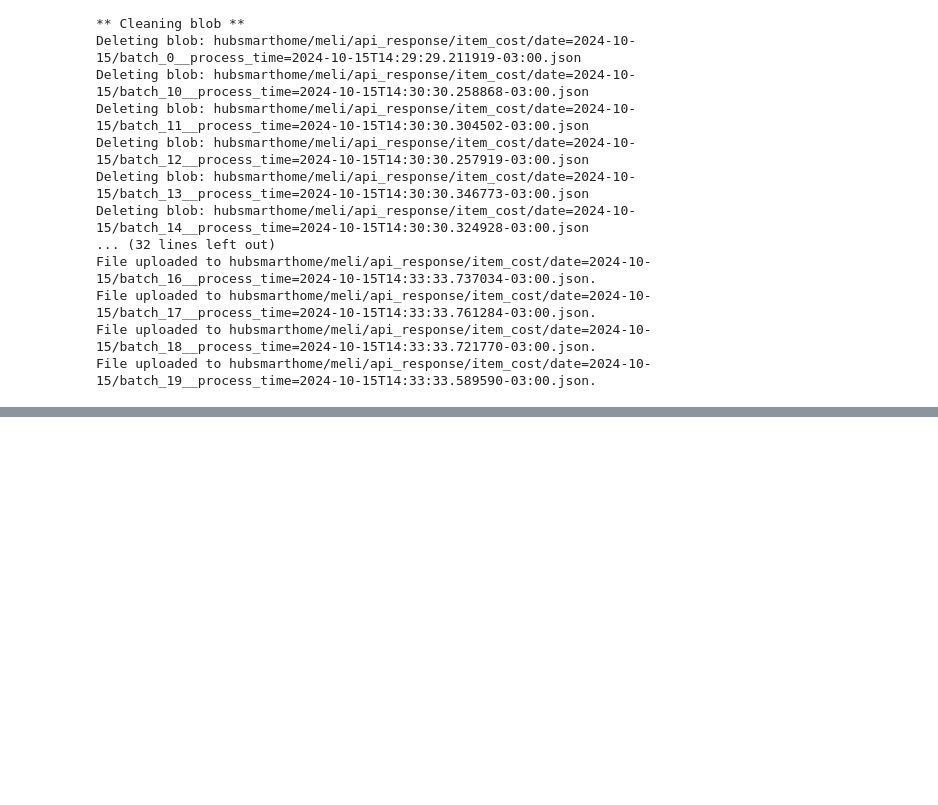
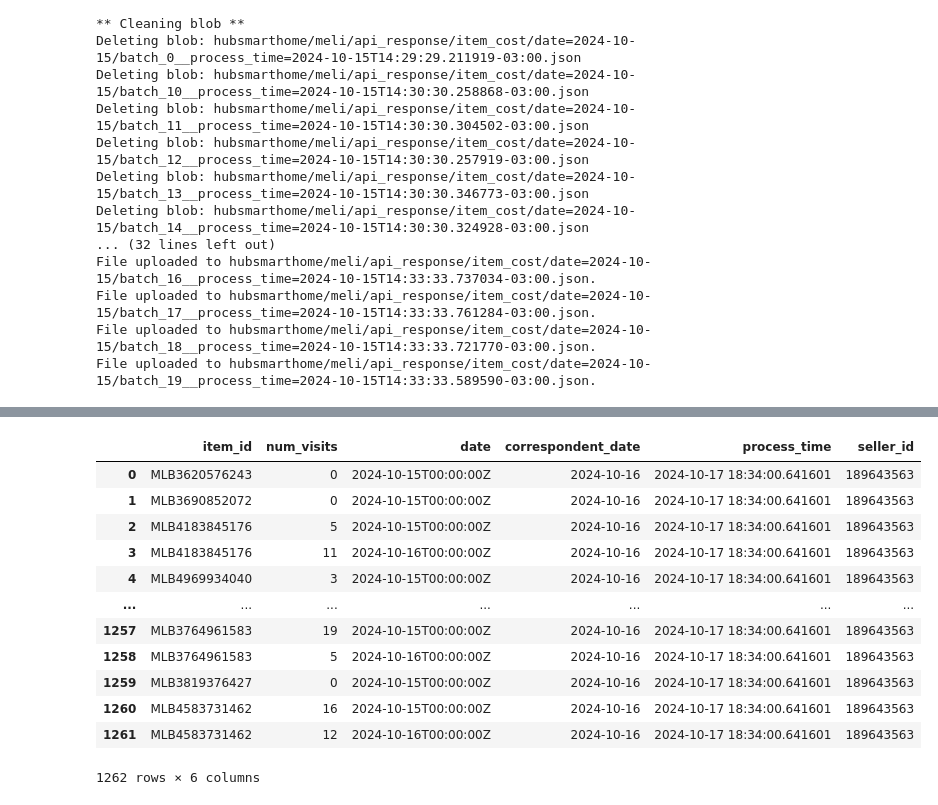
Before and after one commit to GLM-Inteligencia/pipeline_datalake, a Jupyter notebook: rascunho.ipynb, the cells around one changed output, grey strips where cells are left out. Saved outputs shown, nothing was run; the diff lists cells and outputs as text; code cells hidden in the pictures; blank space fills up the shorter version.

Commit message:
adding pipeline to get visits

```diff
--- a/rascunho.ipynb
+++ b/rascunho.ipynb
@@ -431,0 +777,41 @@ log_process(seller_id, destiny_table, today_str, table_management, processed_to_
+# %%
+data=args
+store_name = data.get('store_name')
+seller_id = data.get('seller_id')
+print('** Connecting to storage and BigQuery... **')
+# Initialize storage and BigQuery
+storage = CloudStorage(credentials_path=settings.PATH_SERVICE_ACCOUNT)
+bigquery = BigQueryManager(credentials_path=settings.PATH_SERVICE_ACCOUNT)
+# Define paths and table names from the config
+bucket_name = settings.BUCKET_STORES
+table_management = settings.TABLE_MANAGEMENT
+destiny_table = settings.TABLE_VISITS
+blob_shipping_cost = settings.BLOB_VISITS(store_name)
+# Define today's date
+today_str = datetime.today().strftime('%Y-%m-%d')
+# Get dates to treat
+list_dates_to_process = bigquery.get_list_dates_to_process(seller_id, table_management, destiny_table)
+print(f'*** Starting to process dates: {len(list_dates_to_process)} dates to process  ***')
+df_processed_data = pd.DataFrame()
+for date in list_dates_to_process:
+    # Transform date to string
+    date_to_process = date.strftime('%Y-%m-%d')
+    print(f'Processing date: {date_to_process}')
+    # Get blob with the date
+    blob_prefix = blob_shipping_cost + f'date={date_to_process}/'
+    # List all the files
+    blobs = storage.list_blobs(bucket_name, blob_prefix)
+    # Processing each blob
+    for blob in blobs:
+        print(f"Reading file: {blob.name}")
+        content = storage.download_json(bucket_name, blob.name)
+        for json in content:
+            processed_dict = process_visits(json)
+            if isinstance(processed_dict, list):
+                df_processed_data = pd.concat([df_processed_data, pd.DataFrame(processed_dict)], ignore_index = True)
+            else:
+                continue
+
+    df_processed_data['correspondent_date'] = pd.to_datetime(date_to_process)
+    df_processed_data['process_time'] = datetime.now()
+    df_processed_data['seller_id'] = seller_id
@@ -431,0 +833,16 @@ log_process(seller_id, destiny_table, today_str, table_management, processed_to_
+# %%
+df_processed_data
+# %% [output]
+|  | item_id | num_visits | date | correspondent_date | process_time | seller_id |
+| 0 | MLB3620576243 | 0 | 2024-10-15T00:00:00Z | 2024-10-16 | 2024-10-17 18:34:00.641601 | 189643563 |
+| 1 | MLB3690852072 | 0 | 2024-10-15T00:00:00Z | 2024-10-16 | 2024-10-17 18:34:00.641601 | 189643563 |
+| 2 | MLB4183845176 | 5 | 2024-10-15T00:00:00Z | 2024-10-16 | 2024-10-17 18:34:00.641601 | 189643563 |
+| 3 | MLB4183845176 | 11 | 2024-10-16T00:00:00Z | 2024-10-16 | 2024-10-17 18:34:00.641601 | 189643563 |
+| 4 | MLB4969934040 | 3 | 2024-10-15T00:00:00Z | 2024-10-16 | 2024-10-17 18:34:00.641601 | 189643563 |
+| ... | ... | ... | ... | ... | ... | ... |
+| 1257 | MLB3764961583 | 19 | 2024-10-15T00:00:00Z | 2024-10-16 | 2024-10-17 18:34:00.641601 | 189643563 |
+| 1258 | MLB3764961583 | 5 | 2024-10-16T00:00:00Z | 2024-10-16 | 2024-10-17 18:34:00.641601 | 189643563 |
+| 1259 | MLB3819376427 | 0 | 2024-10-15T00:00:00Z | 2024-10-16 | 2024-10-17 18:34:00.641601 | 189643563 |
+| 1260 | MLB4583731462 | 16 | 2024-10-15T00:00:00Z | 2024-10-16 | 2024-10-17 18:34:00.641601 | 189643563 |
+| 1261 | MLB4583731462 | 12 | 2024-10-16T00:00:00Z | 2024-10-16 | 2024-10-17 18:34:00.641601 | 189643563 |
+1262 rows × 6 columns
```
Also changed, not shown: parts of 16 cells of this notebook, 4 other files.
